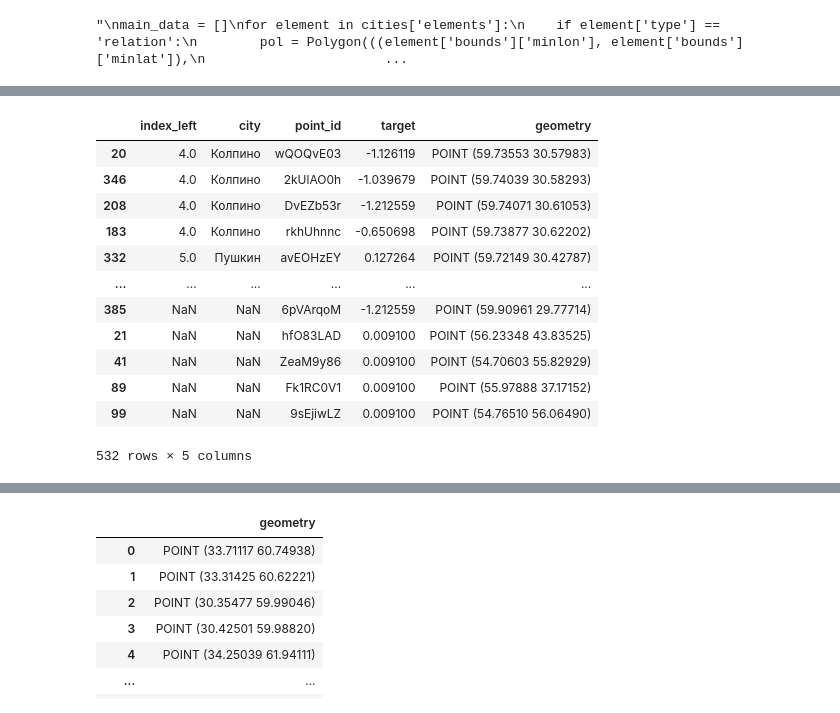
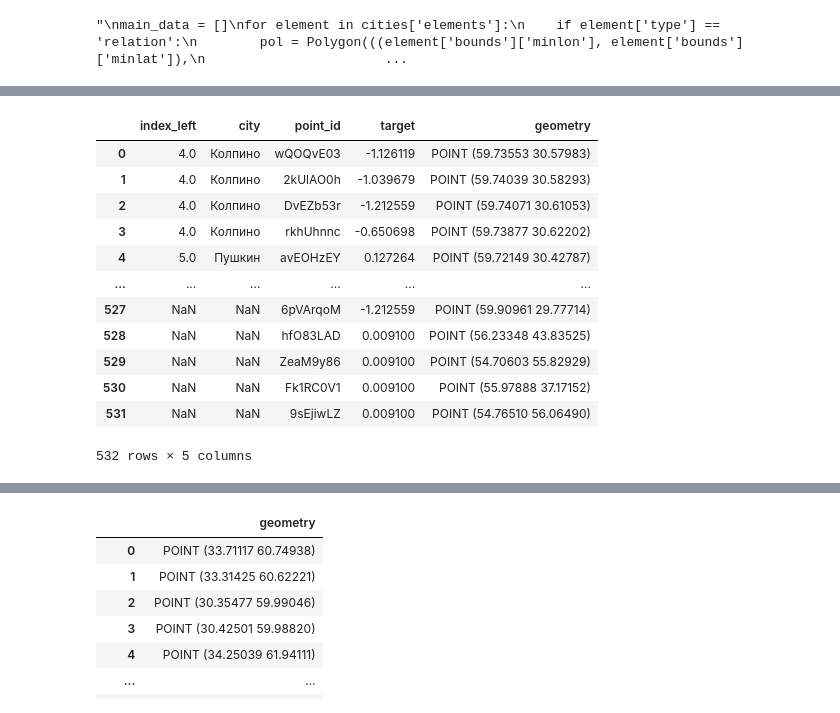
Before and after one commit to TashaYa/GeoMegafon, a Jupyter notebook: Yakusheva_geo_hw.ipynb, the cells around one changed output, grey strips where cells are left out. Cells and saved outputs as stored; diff of their text form; code cells hidden in the pictures.

```diff
--- a/Yakusheva_geo_hw.ipynb
+++ b/Yakusheva_geo_hw.ipynb
@@ -192,7 +192,7 @@ for city in cities['elements']:
             if(member['type'] == 'way'):
                 for coord in member['geometry']:
                     coords.append(Point(coord['lat'], coord['lon']))
-        #coords.append(coords[0])
+        coords.append(coords[0])
         pol.append((Polygon(coords), city['tags']['name']))
 # %%
 """
@@ -245,18 +250,19 @@ pol_gdf = pol_gdf.rename(columns={0: 'geometry', 1: 'city'}).set_geometry('geome
 # %%
 train = gpd.GeoDataFrame(train)
-new = gpd.sjoin( pol_gdf, train, how="right", op='contains')
-new
+dtrain = gpd.sjoin( pol_gdf, train, how="right", op='contains')
+dtrain = dtrain.reset_index(drop = True)
+dtrain
 # %% [output]
 |  | index_left | city | point_id | target | geometry |
-| 20 | 4.0 | Колпино | wQOQvE03 | -1.126119 | POINT (59.73553 30.57983) |
-| 346 | 4.0 | Колпино | 2kUlAO0h | -1.039679 | POINT (59.74039 30.58293) |
-| 208 | 4.0 | Колпино | DvEZb53r | -1.212559 | POINT (59.74071 30.61053) |
-| 183 | 4.0 | Колпино | rkhUhnnc | -0.650698 | POINT (59.73877 30.62202) |
-| 332 | 5.0 | Пушкин | avEOHzEY | 0.127264 | POINT (59.72149 30.42787) |
+| 0 | 4.0 | Колпино | wQOQvE03 | -1.126119 | POINT (59.73553 30.57983) |
+| 1 | 4.0 | Колпино | 2kUlAO0h | -1.039679 | POINT (59.74039 30.58293) |
+| 2 | 4.0 | Колпино | DvEZb53r | -1.212559 | POINT (59.74071 30.61053) |
+| 3 | 4.0 | Колпино | rkhUhnnc | -0.650698 | POINT (59.73877 30.62202) |
+| 4 | 5.0 | Пушкин | avEOHzEY | 0.127264 | POINT (59.72149 30.42787) |
 | ... | ... | ... | ... | ... | ... |
-| 385 | NaN | NaN | 6pVArqoM | -1.212559 | POINT (59.90961 29.77714) |
-| 21 | NaN | NaN | hfO83LAD | 0.009100 | POINT (56.23348 43.83525) |
-| 41 | NaN | NaN | ZeaM9y86 | 0.009100 | POINT (54.70603 55.82929) |
-| 89 | NaN | NaN | Fk1RC0V1 | 0.009100 | POINT (55.97888 37.17152) |
-| 99 | NaN | NaN | 9sEjiwLZ | 0.009100 | POINT (54.76510 56.06490) |
+| 527 | NaN | NaN | 6pVArqoM | -1.212559 | POINT (59.90961 29.77714) |
+| 528 | NaN | NaN | hfO83LAD | 0.009100 | POINT (56.23348 43.83525) |
+| 529 | NaN | NaN | ZeaM9y86 | 0.009100 | POINT (54.70603 55.82929) |
+| 530 | NaN | NaN | Fk1RC0V1 | 0.009100 | POINT (55.97888 37.17152) |
+| 531 | NaN | NaN | 9sEjiwLZ | 0.009100 | POINT (54.76510 56.06490) |
 532 rows × 5 columns
```
Also changed, not shown: parts of 25 cells of this notebook, 1 other file.
